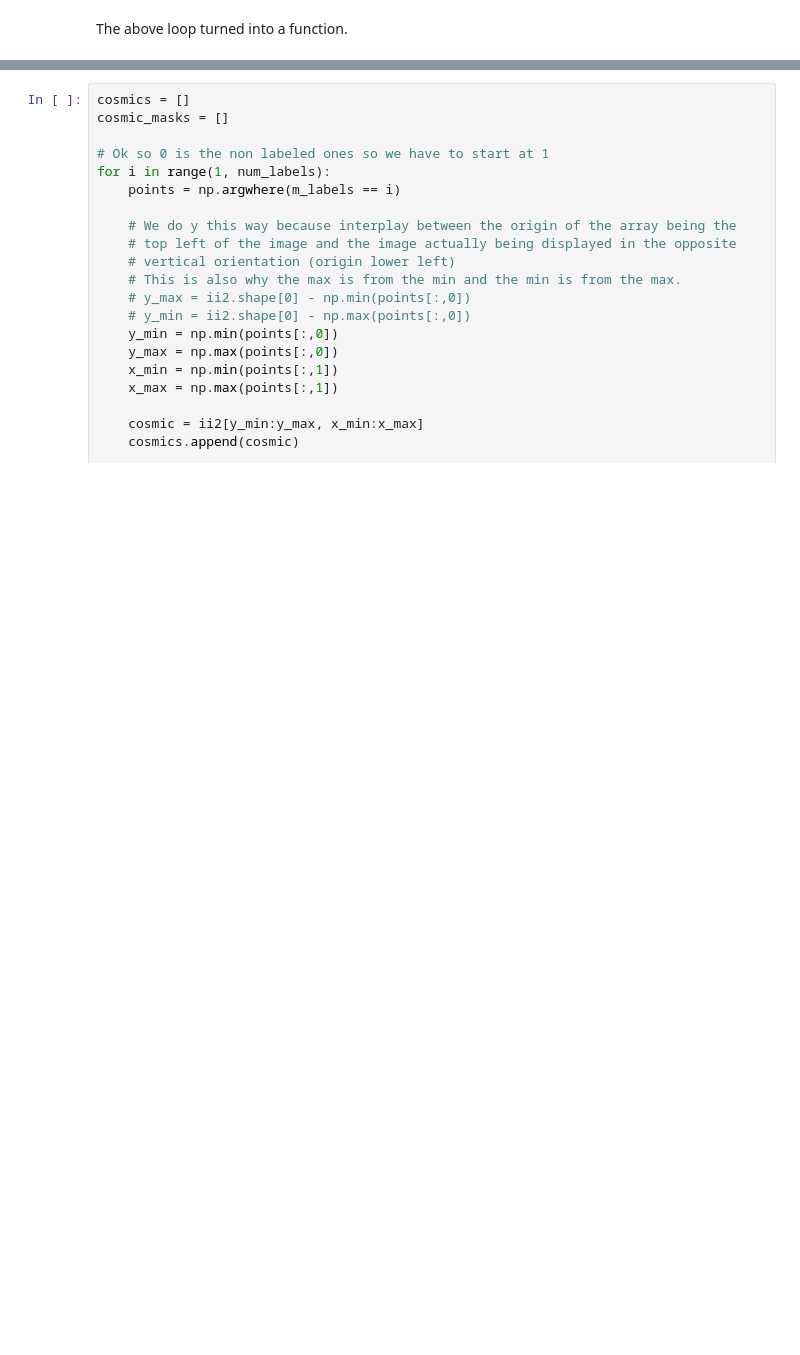
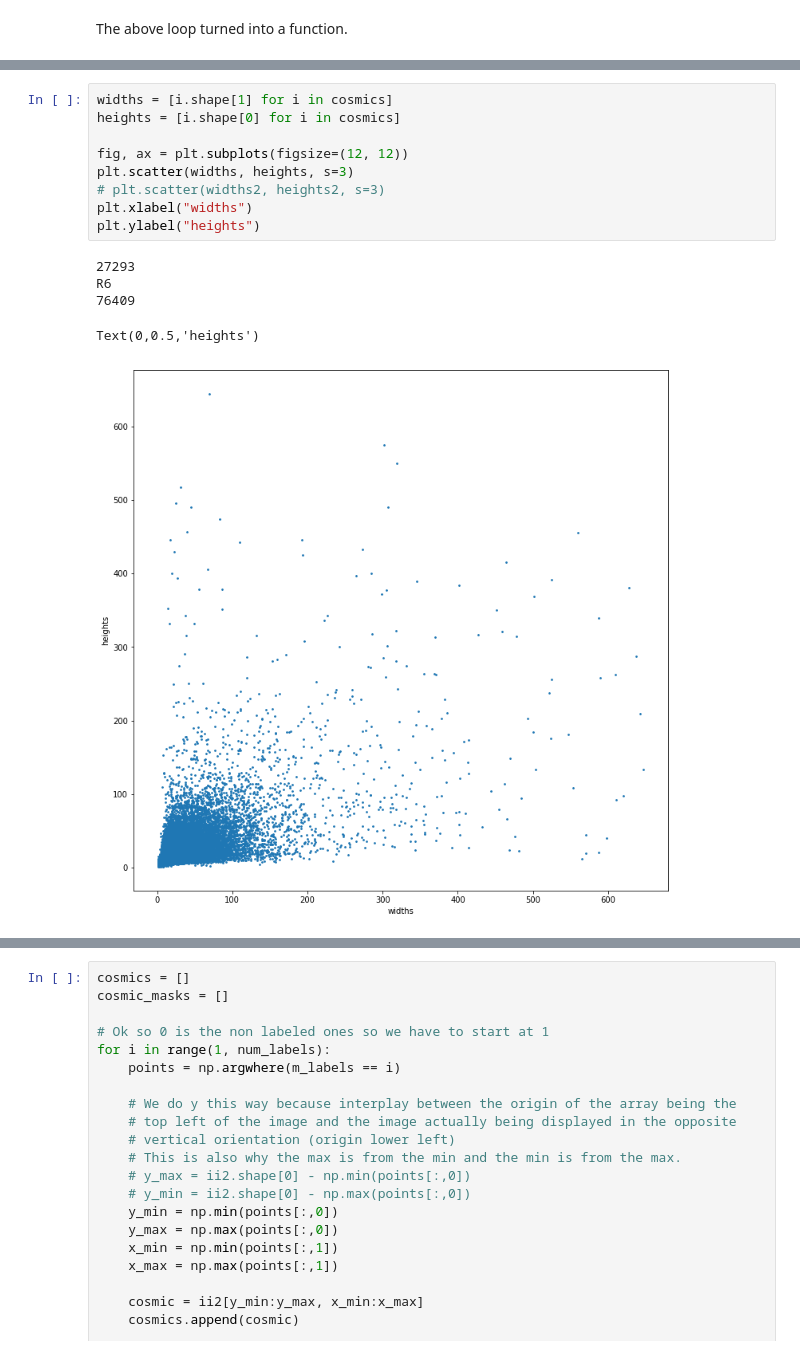
Before and after one commit to dylanagreen/manta, a Jupyter notebook: cosmic_extractor.ipynb, the cells around one changed output, grey strips where cells are left out. Saved outputs shown, nothing was run; the diff lists cells and outputs as text; blank space fills up the shorter version.

```diff
--- a/cosmic_extractor.ipynb
+++ b/cosmic_extractor.ipynb
@@ -345 +481,16 @@ np.save("cosmic_data/nums", np.asarray(nums))
+# %%
+widths = [i.shape[1] for i in cosmics]
+heights = [i.shape[0] for i in cosmics]
+
+fig, ax = plt.subplots(figsize=(12, 12))
+plt.scatter(widths, heights, s=3)
+# plt.scatter(widths2, heights2, s=3)
+plt.xlabel("widths")
+plt.ylabel("heights")
+# %% [output]
+27293
+R6
+76409
+Text(0,0.5,'heights')
+[figure, added]
 # %%
```
Also changed, not shown: parts of 15 cells of this notebook.
